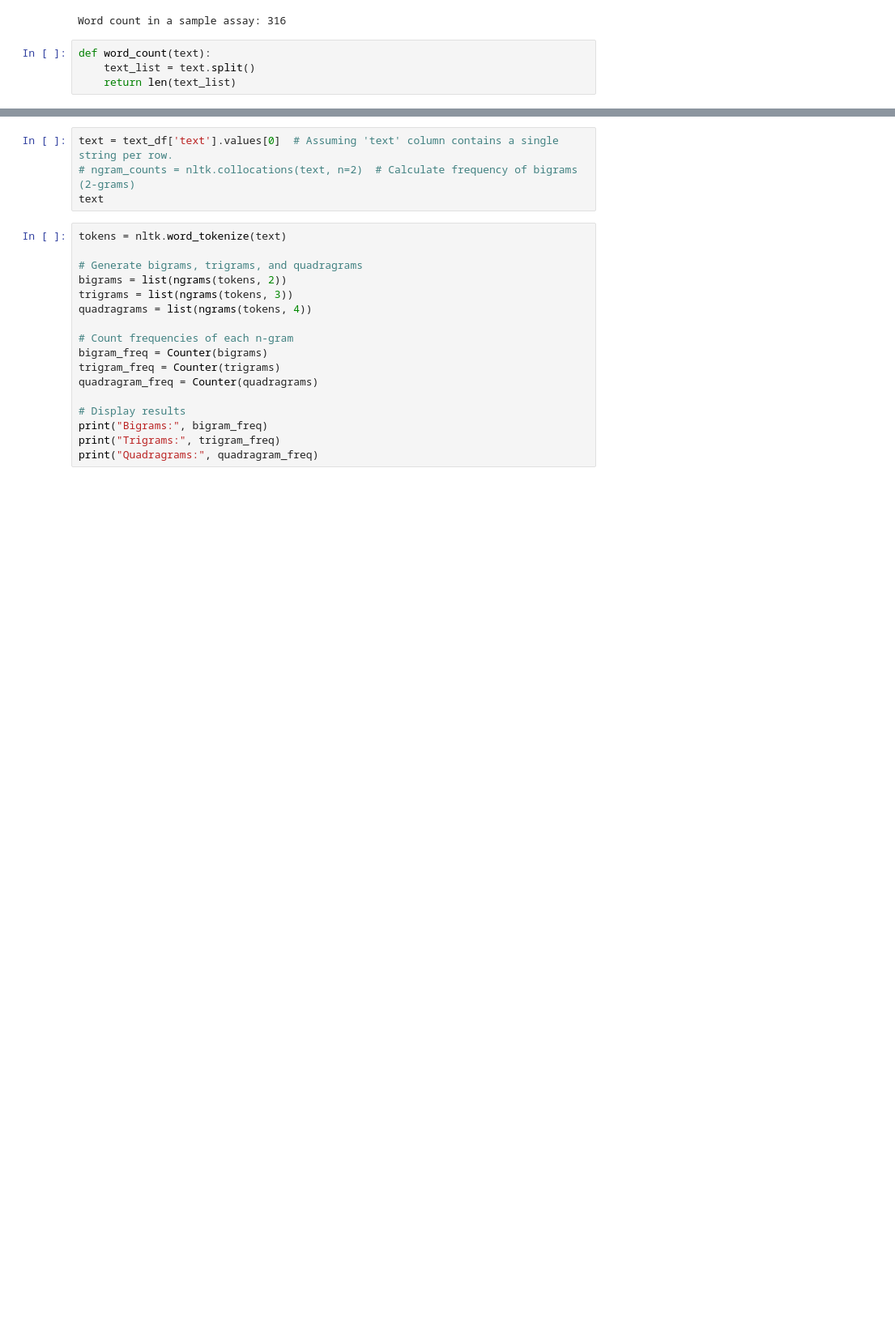
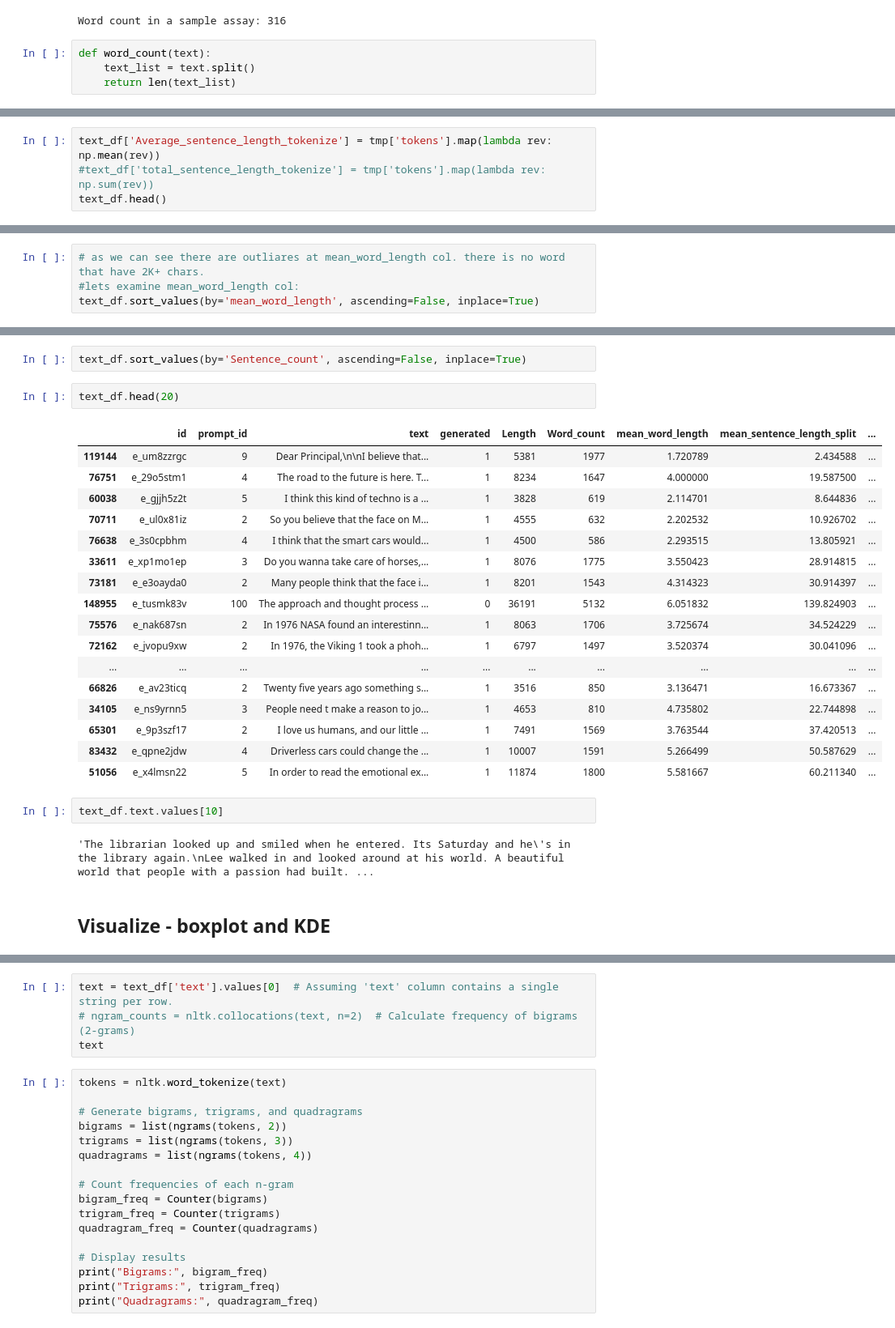
Before and after one commit to liron7722/AI-Generated-Text-Detector, a Jupyter notebook: AI_Generated_Text_Detector.ipynb, the cells around one changed output, grey strips where cells are left out. Shown at 81% size. Saved outputs shown, nothing was run; the diff lists cells and outputs as text; blank space fills up the shorter version.

```diff
--- a/AI_Generated_Text_Detector.ipynb
+++ b/AI_Generated_Text_Detector.ipynb
@@ -429,0 +431,4 @@ from collections import Counter
+# %%
+text_df['Average_sentence_length_tokenize'] = tmp['tokens'].map(lambda rev: np.mean(rev))
+#text_df['total_sentence_length_tokenize'] = tmp['tokens'].map(lambda rev: np.sum(rev))
+text_df.head()
@@ -429,0 +480,4 @@ from collections import Counter
+# %%
+# as we can see there are outliares at mean_word_length col. there is no word that have 2K+ chars.
+#lets examine mean_word_length col:
+text_df.sort_values(by='mean_word_length', ascending=False, inplace=True)
@@ -429,0 +516,28 @@ from collections import Counter
+# %%
+text_df.sort_values(by='Sentence_count', ascending=False, inplace=True)
+# %%
+text_df.head(20)
+# %% [output]
+|  | id | prompt_id | text | generated | Length | Word_count | mean_word_length | mean_sentence_length_split | ... |
+| 119144 | e_um8zzrgc | 9 | Dear Principal,\n\nI believe that... | 1 | 5381 | 1977 | 1.720789 | 2.434588 | ... |
+| 76751 | e_29o5stm1 | 4 | The road to the future is here. T... | 1 | 8234 | 1647 | 4.000000 | 19.587500 | ... |
+| 60038 | e_gjjh5z2t | 5 | I think this kind of techno is a ... | 1 | 3828 | 619 | 2.114701 | 8.644836 | ... |
+| 70711 | e_ul0x81iz | 2 | So you believe that the face on M... | 1 | 4555 | 632 | 2.202532 | 10.926702 | ... |
+| 76638 | e_3s0cpbhm | 4 | I think that the smart cars would... | 1 | 4500 | 586 | 2.293515 | 13.805921 | ... |
+| 33611 | e_xp1mo1ep | 3 | Do you wanna take care of horses,... | 1 | 8076 | 1775 | 3.550423 | 28.914815 | ... |
+| 73181 | e_e3oayda0 | 2 | Many people think that the face i... | 1 | 8201 | 1543 | 4.314323 | 30.914397 | ... |
+| 148955 | e_tusmk83v | 100 | The approach and thought process ... | 0 | 36191 | 5132 | 6.051832 | 139.824903 | ... |
+| 75576 | e_nak687sn | 2 | In 1976 NASA found an interestinn... | 1 | 8063 | 1706 | 3.725674 | 34.524229 | ... |
+| 72162 | e_jvopu9xw | 2 | In 1976, the Viking 1 took a phoh... | 1 | 6797 | 1497 | 3.520374 | 30.041096 | ... |
+| ... | ... | ... | ... | ... | ... | ... | ... | ... | ... |
+| 66826 | e_av23ticq | 2 | Twenty five years ago something s... | 1 | 3516 | 850 | 3.136471 | 16.673367 | ... |
+| 34105 | e_ns9yrnn5 | 3 | People need t make a reason to jo... | 1 | 4653 | 810 | 4.735802 | 22.744898 | ... |
+| 65301 | e_9p3szf17 | 2 | I love us humans, and our little ... | 1 | 7491 | 1569 | 3.763544 | 37.420513 | ... |
+| 83432 | e_qpne2jdw | 4 | Driverless cars could change the ... | 1 | 10007 | 1591 | 5.266499 | 50.587629 | ... |
+| 51056 | e_x4lmsn22 | 5 | In order to read the emotional ex... | 1 | 11874 | 1800 | 5.581667 | 60.211340 | ... |
+# %%
+text_df.text.values[10]
+# %% [output]
+'The librarian looked up and smiled when he entered. Its Saturday and he\'s in the library again.\nLee walked in and looked around at his world. A beautiful world that people with a passion had built. ...
+# %% [markdown]
+## Visualize - boxplot and KDE
```
Also changed, not shown: parts of 134 cells of this notebook.
